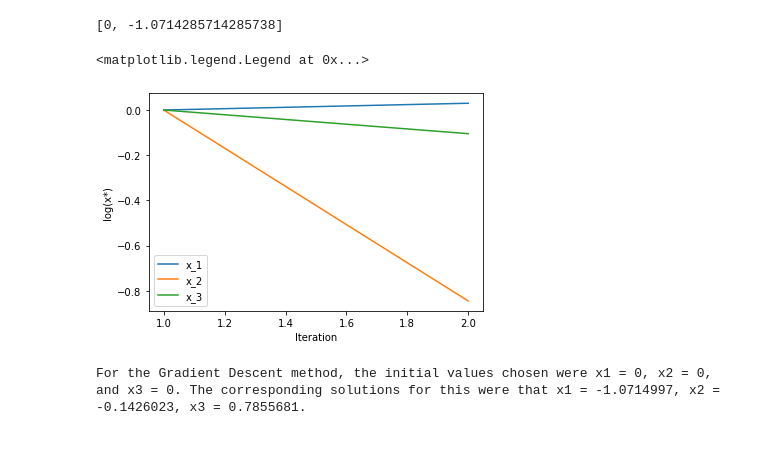
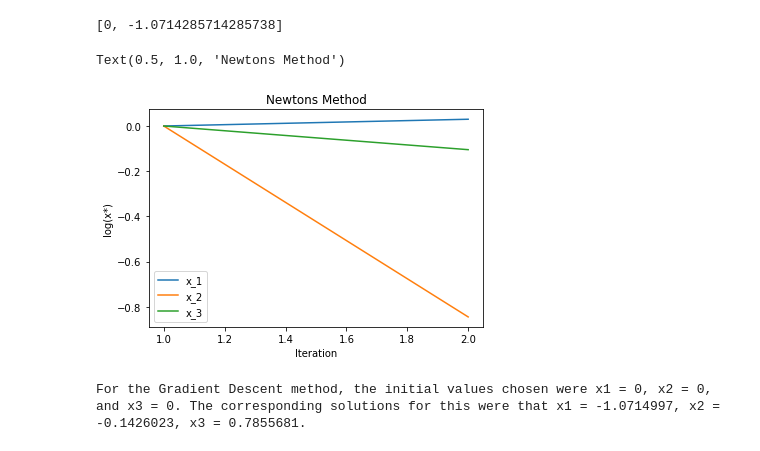
Before and after one commit to kphill1/DesignOptimization2021Fall, a Jupyter notebook: Homework 2.ipynb, the cells around one changed output. Saved outputs shown, nothing was run; the diff lists cells and outputs as text; code cells hidden in the pictures.

```diff
--- a/Homework 2.ipynb
+++ b/Homework 2.ipynb
@@ -259,15 +262,16 @@ soln_1
 # %%
 import matplotlib.pyplot as plt
 import math
 plt.plot(pts, x_1_p, label = 'x_1')
 plt.plot(pts, x_2_p, label = 'x_2')
 plt.plot(pts, x_3_p, label = 'x_3')
 plt.xlabel('Iteration')
 plt.ylabel('log(x*)')
 plt.legend()
+plt.title('Newtons Method')
 # %% [output]
-<matplotlib.legend.Legend at 0x...>
+Text(0.5, 1.0, 'Newtons Method')
-[figure, old version]
+[figure, new version]
 # %%
 print("For the Gradient Descent method, the initial values chosen were x1 = 0, x2 = 0, and x3 = 0. The corresponding solutions for this were that x1 = -1.0714997, x2 = -0.1426023, x3 = 0.7855681.")
 # %% [output]
```
Also changed, not shown: parts of 13 cells of this notebook.
